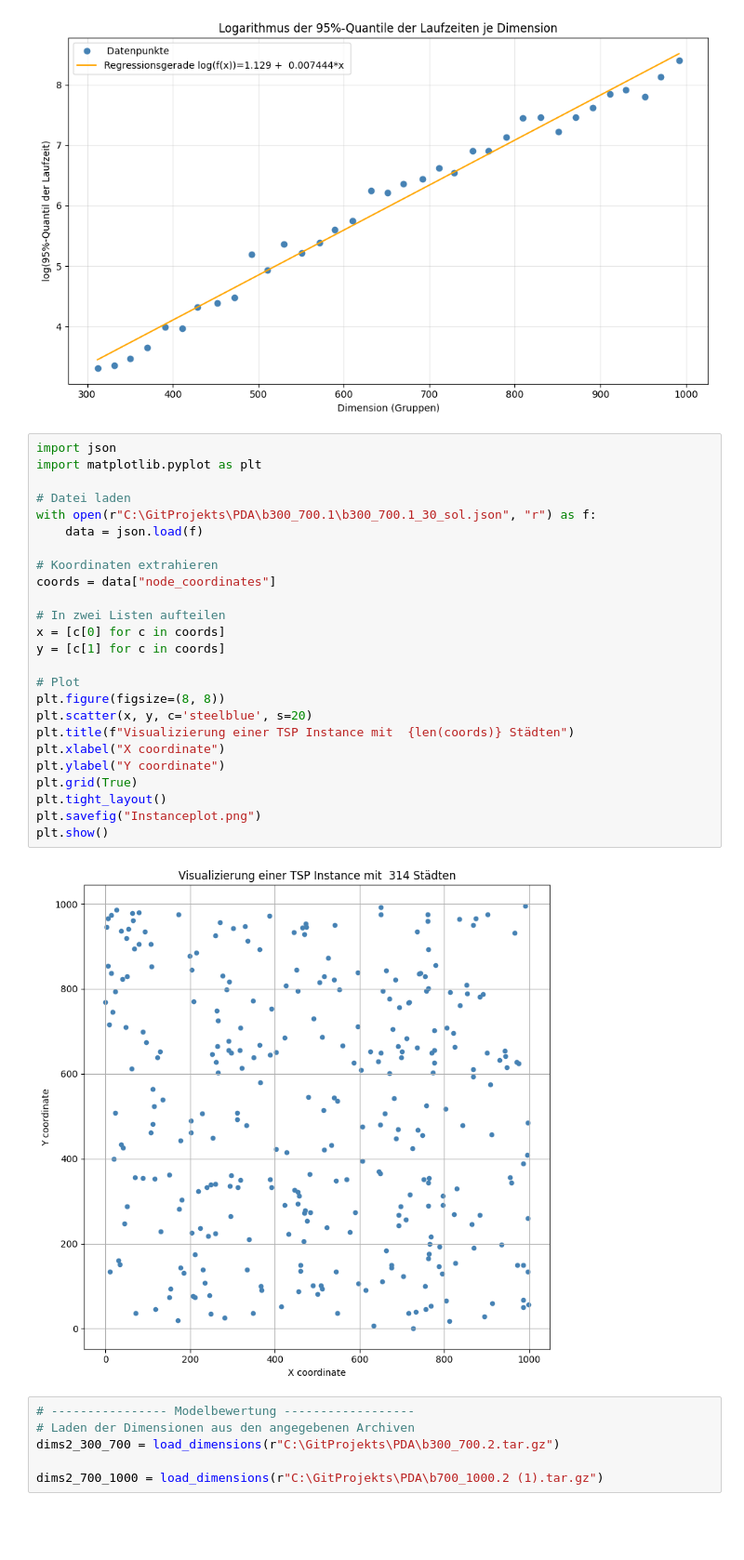
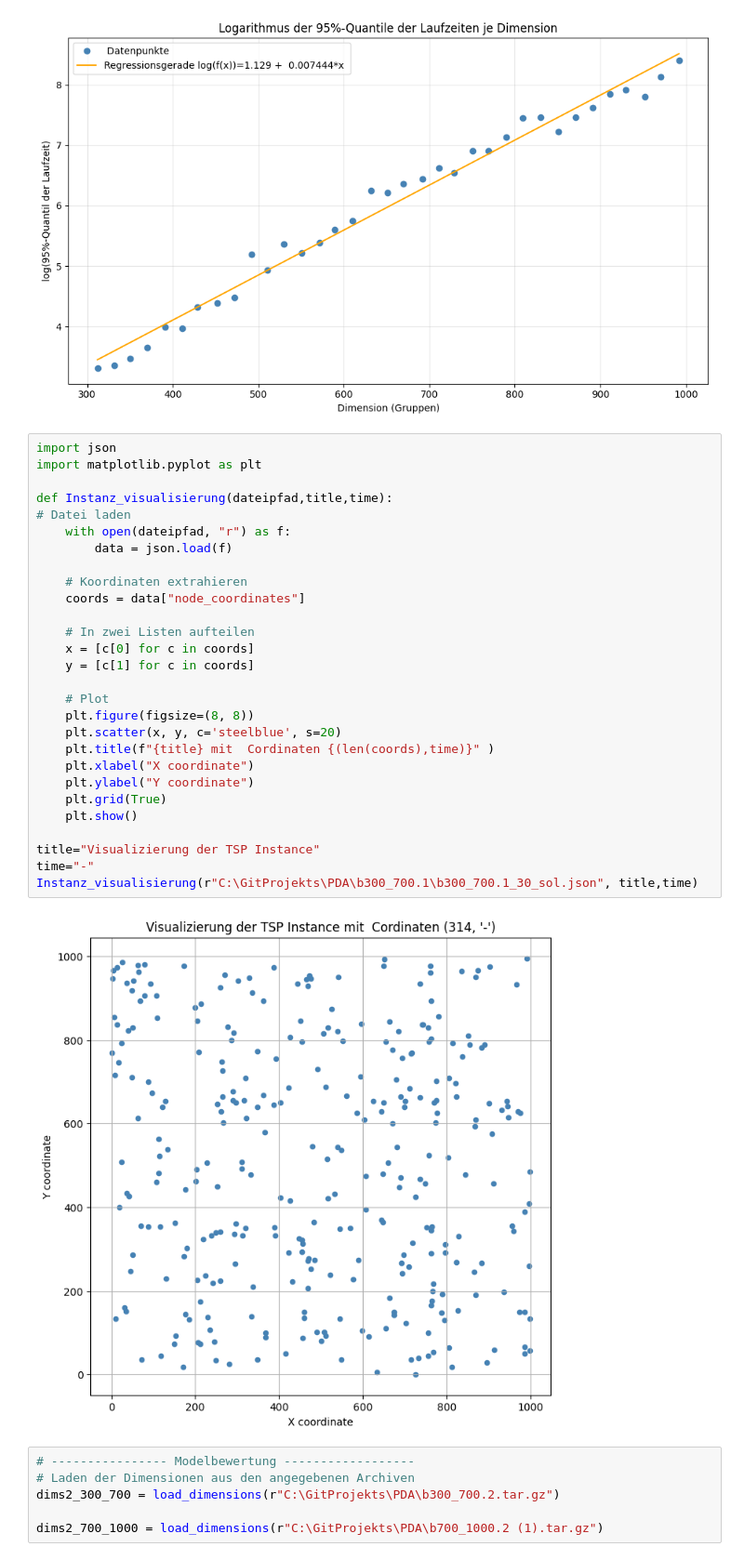
Before and after one commit to Linelle-7/TSP-Benchmark-Analysis, a Jupyter notebook: DatenAnalyse_fuer_TSP.ipynb, the cells around one changed output. Shown at 93% size. Saved outputs shown, nothing was run; the diff lists cells and outputs as text; blank space fills up the shorter version.

```diff
--- a/DatenAnalyse_fuer_TSP.ipynb
+++ b/DatenAnalyse_fuer_TSP.ipynb
@@ -497,30 +461,33 @@ plt.show()
 # %%
 import json
 import matplotlib.pyplot as plt
 
+def Instanz_visualisierung(dateipfad,title,time):
 # Datei laden
-with open(r"C:\GitProjekts\PDA\b300_700.1\b300_700.1_30_sol.json", "r") as f:
-    data = json.load(f)
+    with open(dateipfad, "r") as f:
+        data = json.load(f)
 
-# Koordinaten extrahieren
-coords = data["node_coordinates"]
+    # Koordinaten extrahieren
+    coords = data["node_coordinates"]
 
-# In zwei Listen aufteilen
-x = [c[0] for c in coords]
-y = [c[1] for c in coords]
+    # In zwei Listen aufteilen
+    x = [c[0] for c in coords]
+    y = [c[1] for c in coords]
 
-# Plot
-plt.figure(figsize=(8, 8))
-plt.scatter(x, y, c='steelblue', s=20)
-plt.title(f"Visualizierung einer TSP Instance mit  {len(coords)} Städten")
-plt.xlabel("X coordinate")
-plt.ylabel("Y coordinate")
-plt.grid(True)
-plt.tight_layout()
-plt.savefig("Instanceplot.png")
-plt.show()
+    # Plot
+    plt.figure(figsize=(8, 8))
+    plt.scatter(x, y, c='steelblue', s=20)
+    plt.title(f"{title} mit  Cordinaten {(len(coords),time)}" )
+    plt.xlabel("X coordinate")
+    plt.ylabel("Y coordinate")
+    plt.grid(True)
+    plt.show()
+
+title="Visualizierung der TSP Instance"
+time="-"
+Instanz_visualisierung(r"C:\GitProjekts\PDA\b300_700.1\b300_700.1_30_sol.json", title,time)
 # %% [output]
-[figure, old version]
+[figure, new version]
 # %%
 # ---------------- Modelbewertung ------------------
 # Laden der Dimensionen aus den angegebenen Archiven
```
Also changed, not shown: parts of 21 cells of this notebook, 3 other files.
